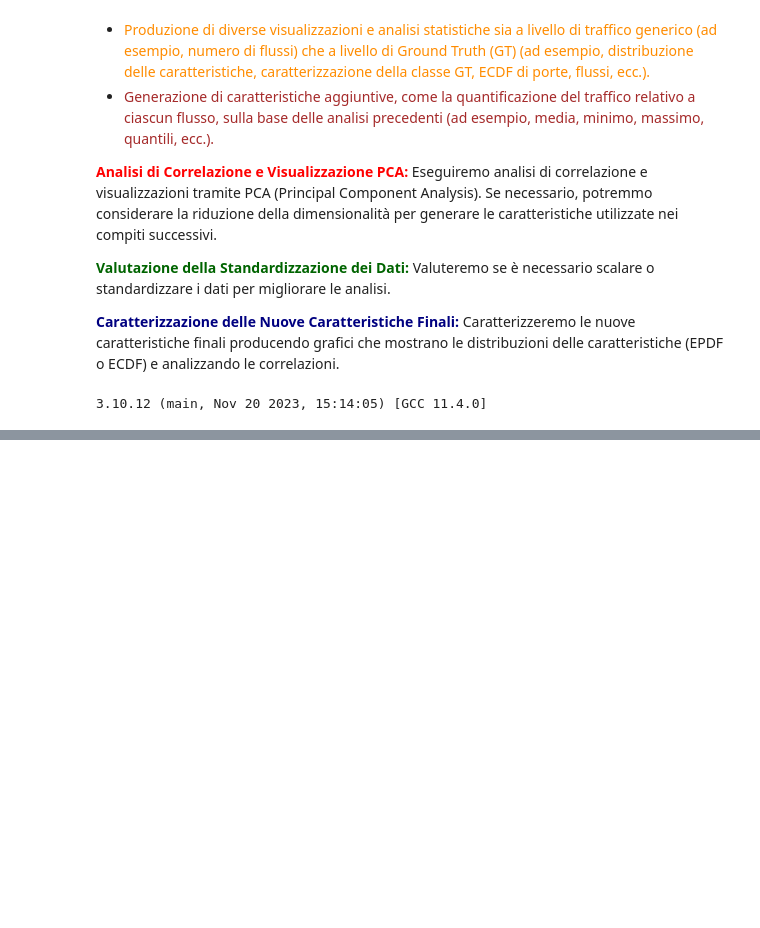
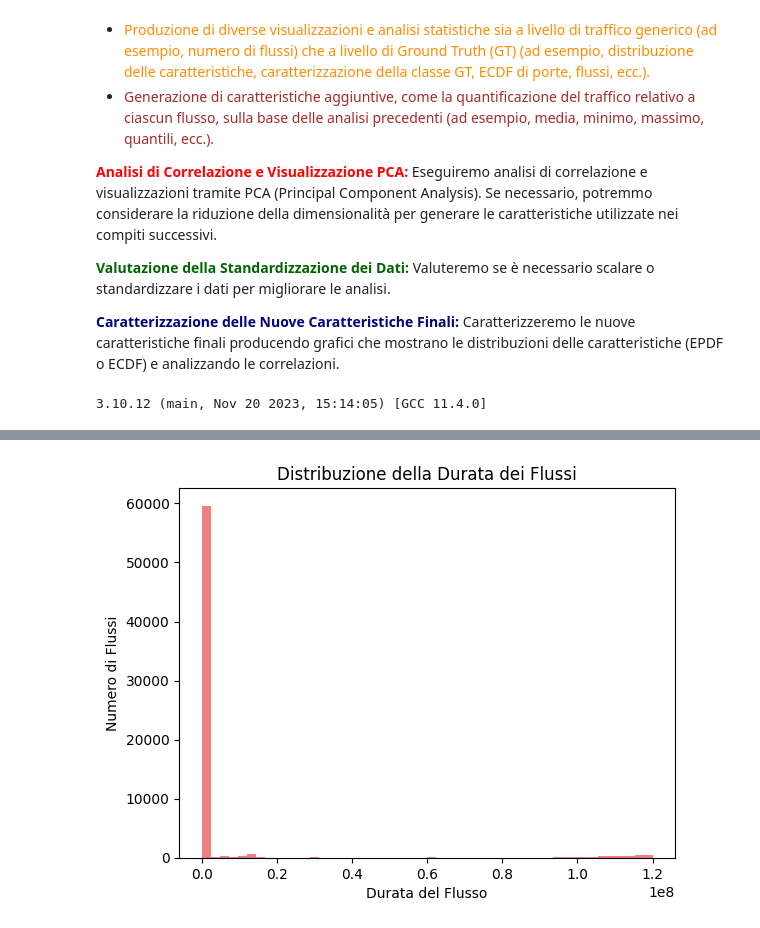
Before and after one commit to n4rciso/DDoS-Detection-using-Machine-Learning, a Jupyter notebook: S1 - Data exploration and pre-processing.ipynb, the cells around one changed output, grey strips where cells are left out. Cells and saved outputs as stored; diff of their text form; code cells hidden in the pictures; blank space fills up the shorter version.

```diff
--- a/S1 - Data exploration and pre-processing.ipynb
+++ b/S1 - Data exploration and pre-processing.ipynb
@@ -33,0 +54,9 @@ print(sys.version)
+# %%
+# Istogramma della Durata del Flusso
+df['Flow Duration'].plot(kind='hist', bins=50, color='lightcoral')
+plt.title('Distribuzione della Durata dei Flussi')
+plt.xlabel('Durata del Flusso')
+plt.ylabel('Numero di Flussi')
+plt.show()
+# %% [output]
+[figure, added]
```
Also changed, not shown: parts of 5 cells of this notebook.
